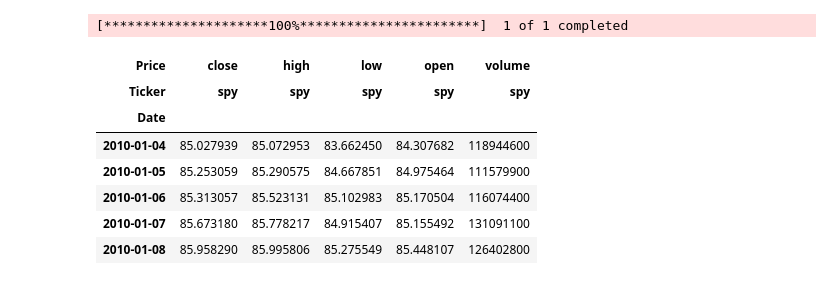
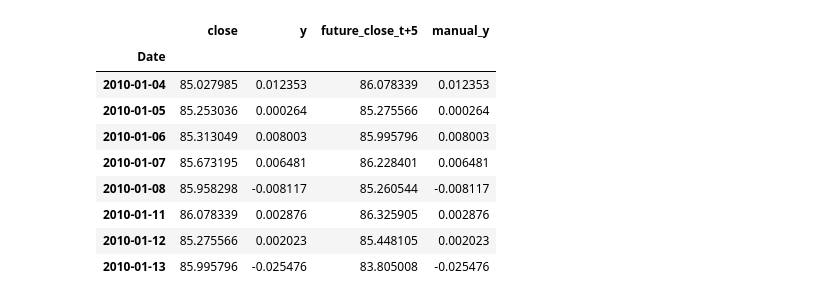
Before and after one commit to gabrieltang515/assetprediction, a Jupyter notebook: notebooks/q1_spy_regression.ipynb, the cells around one changed output. Cells and saved outputs as stored; diff of their text form; code cells hidden in the pictures.

```diff
--- a/notebooks/q1_spy_regression.ipynb
+++ b/notebooks/q1_spy_regression.ipynb
@@ -38,19 +46,3 @@ import yfinance as yf
 
 pd.set_option("display.max_columns", 50)
-# %%
-# Downloads SPY dataset
-
-df = yf.download("SPY", start="2010-01-01", auto_adjust=True)
-df = df.rename(columns=str.lower)
-df.head()
-# %% [output]
-[*********************100%***********************]  1 of 1 completed
-| Price | close | high | low | open | volume |
-| Ticker | spy | spy | spy | spy | spy |
-| Date |  |  |  |  |  |
-| 2010-01-04 | 85.027939 | 85.072953 | 83.662450 | 84.307682 | 118944600 |
-| 2010-01-05 | 85.253059 | 85.290575 | 84.667851 | 84.975464 | 111579900 |
-| 2010-01-06 | 85.313057 | 85.523131 | 85.102983 | 85.170504 | 116074400 |
-| 2010-01-07 | 85.673180 | 85.778217 | 84.915407 | 85.155492 | 131091100 |
-| 2010-01-08 | 85.958290 | 85.995806 | 85.275549 | 85.448107 | 126402800 |
 # %%
@@ -61,0 +57,17 @@ df["y"] = df["close"].pct_change(H).shift(-H) # calculates future H-day return
+# %%
+H = 5
+check = pd.DataFrame({"close": close, "y": df["y"]}).dropna().head(8).copy()
+check["future_close_t+5"] = close.shift(-H).loc[check.index]
+check["manual_y"] = (check["future_close_t+5"] / check["close"]) - 1 # Checking if the manual calculation of y corresponds to that using "pct_change..."
+check
+# %% [output]
+|  | close | y | future_close_t+5 | manual_y |
+| Date |  |  |  |  |
+| 2010-01-04 | 85.027985 | 0.012353 | 86.078339 | 0.012353 |
+| 2010-01-05 | 85.253036 | 0.000264 | 85.275566 | 0.000264 |
+| 2010-01-06 | 85.313049 | 0.008003 | 85.995796 | 0.008003 |
+| 2010-01-07 | 85.673195 | 0.006481 | 86.228401 | 0.006481 |
+| 2010-01-08 | 85.958298 | -0.008117 | 85.260544 | -0.008117 |
+| 2010-01-11 | 86.078339 | 0.002876 | 86.325905 | 0.002876 |
+| 2010-01-12 | 85.275566 | 0.002023 | 85.448105 | 0.002023 |
+| 2010-01-13 | 85.995796 | -0.025476 | 83.805008 | -0.025476 |
```
Also changed, not shown: parts of 21 cells of this notebook.
